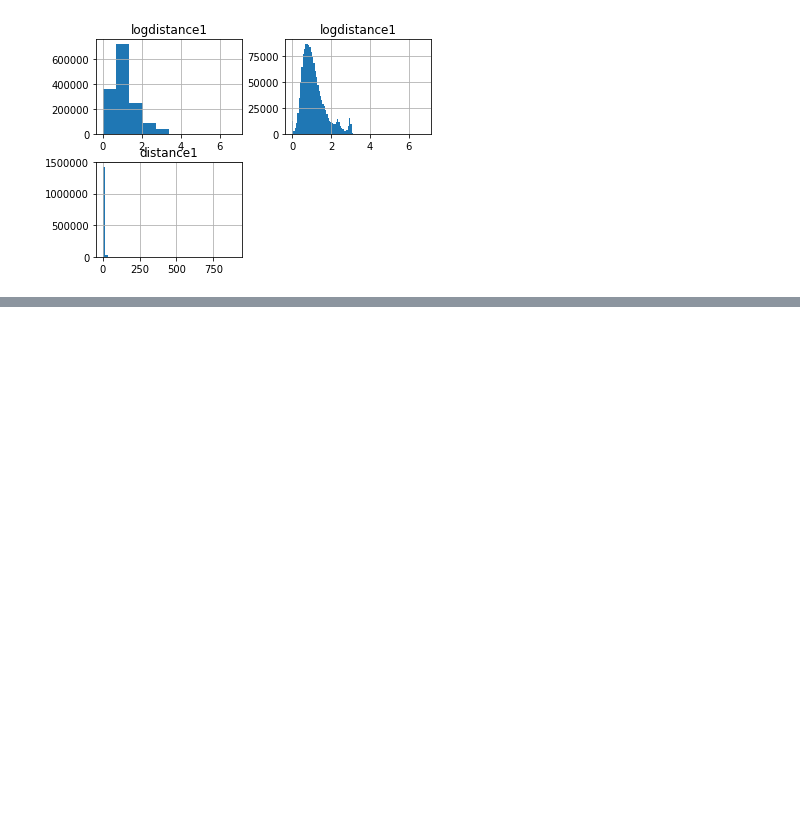
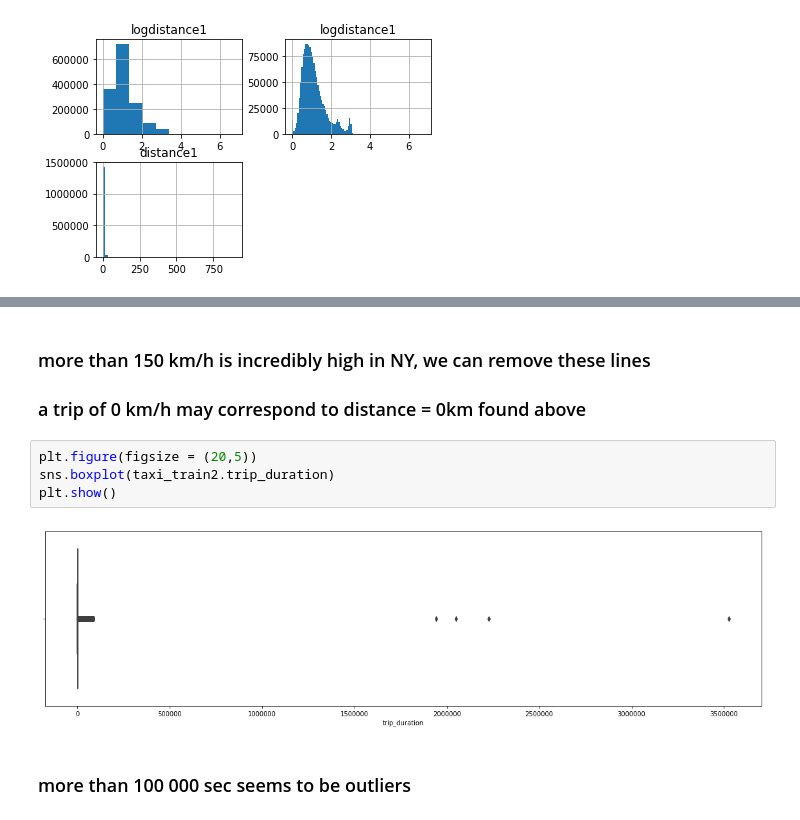
Before and after one commit to teamf3b/NYtaxy, a Jupyter notebook: Data exploration Taxi NY.ipynb, the cells around one changed output, grey strips where cells are left out. Cells and saved outputs as stored; diff of their text form; blank space fills up the shorter version.

```diff
--- a/Data exploration Taxi NY.ipynb
+++ b/Data exploration Taxi NY.ipynb
@@ -535,0 +730,11 @@ Text(0.5,1,'trip distance = 0')
+# %% [markdown]
+### more than 150 km/h is incredibly high in NY, we can remove these lines
+### a trip of 0 km/h may correspond to distance = 0km found above
+# %%
+plt.figure(figsize = (20,5))
+sns.boxplot(taxi_train2.trip_duration)
+plt.show()
+# %% [output]
+[figure, added]
+# %% [markdown]
+### more than 100 000 sec seems to be outliers
```
Also changed, not shown: parts of 37 cells of this notebook.
